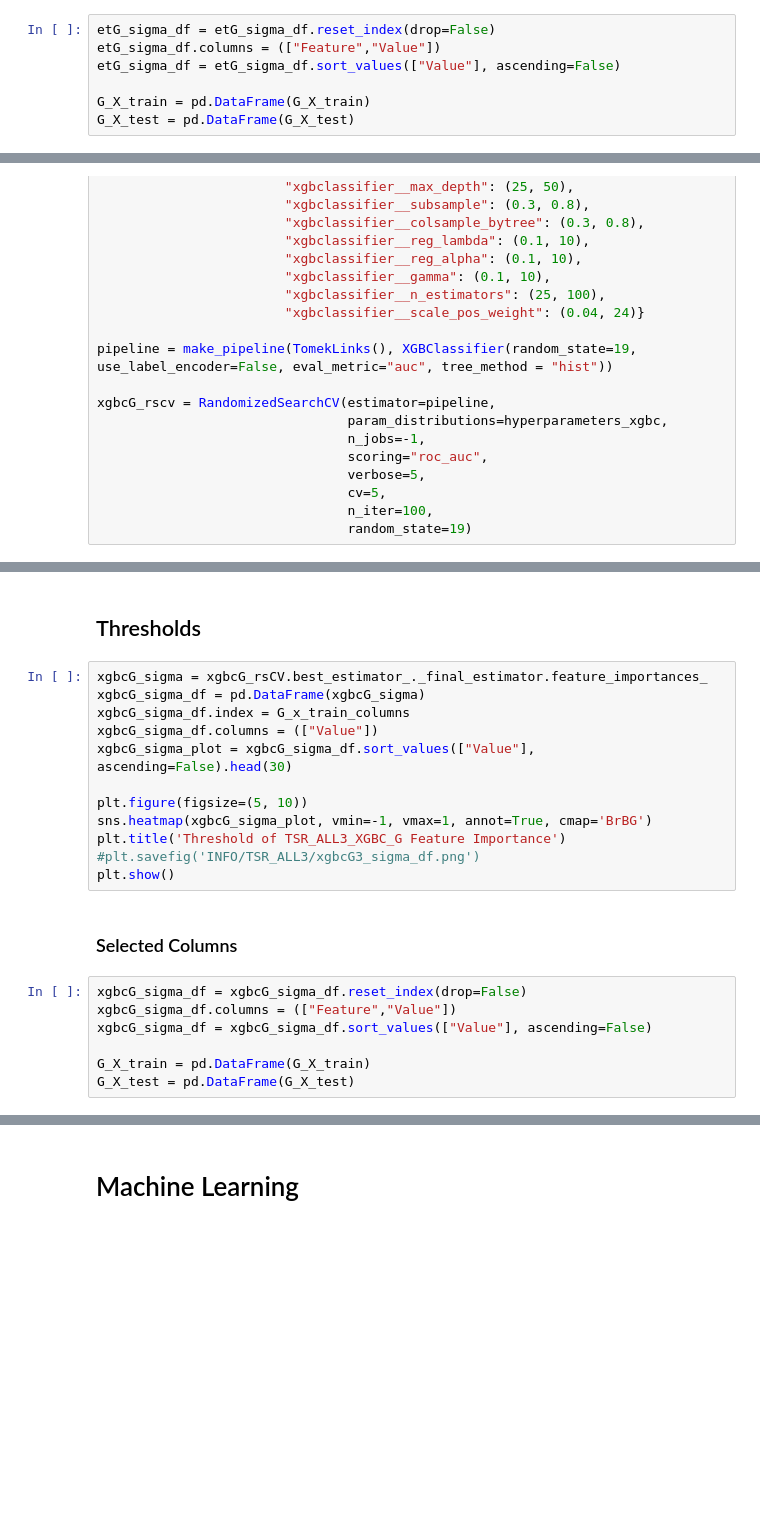
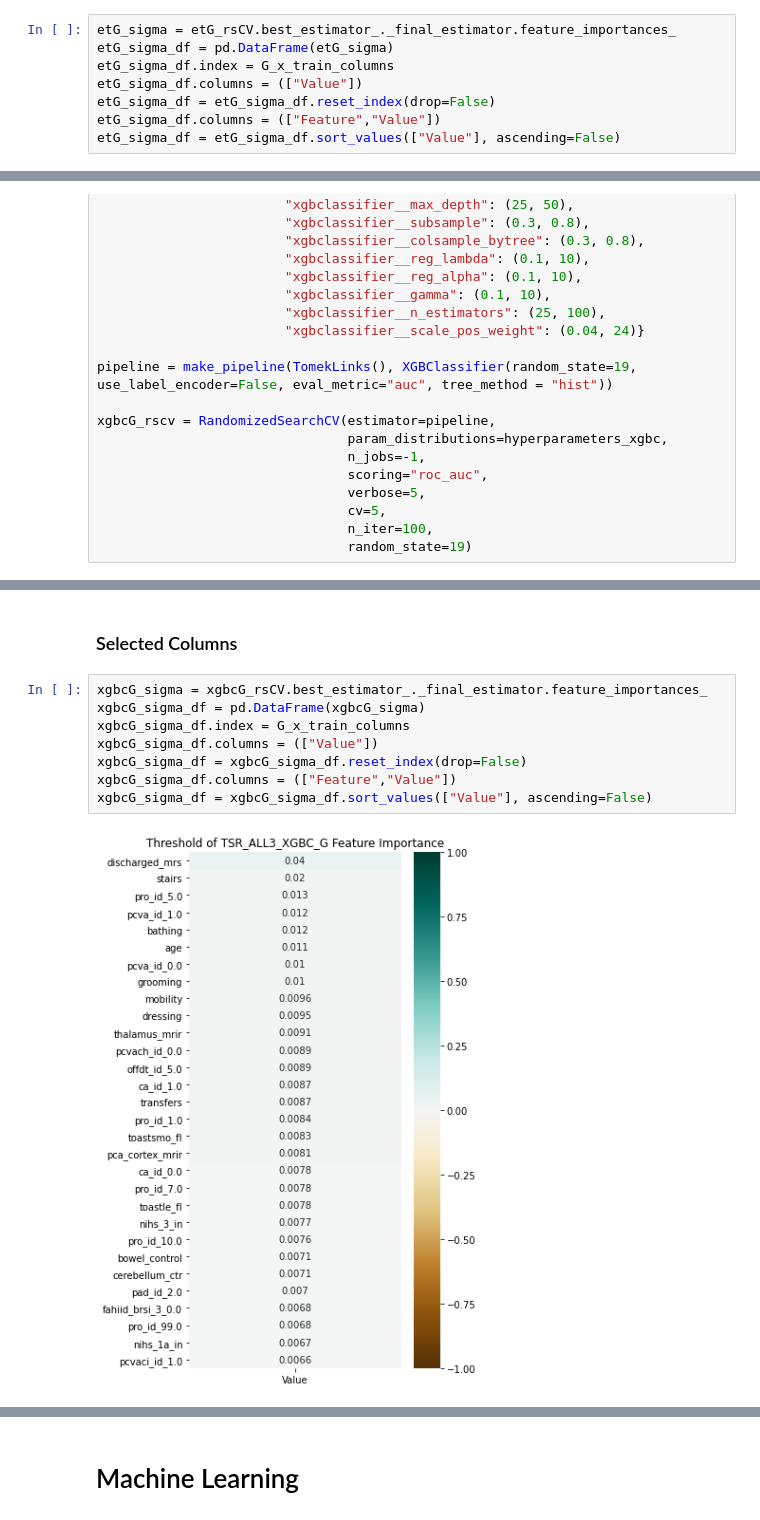
Before and after one commit to sn987532159/TSR_ML, a Jupyter notebook: result/TSR_ALL/TSR_ALL3.ipynb, the cells around one changed output, grey strips where cells are left out. Drawn from its saved outputs; the diff is of its cells as text; blank space fills up the shorter version.

```diff
--- a/result/TSR_ALL/TSR_ALL3.ipynb
+++ b/result/TSR_ALL/TSR_ALL3.ipynb
@@ -244,9 +228,10 @@ plt.show()
 # %% [markdown]
 ### Selected Columns
 # %%
+etG_sigma = etG_rsCV.best_estimator_._final_estimator.feature_importances_
+etG_sigma_df = pd.DataFrame(etG_sigma)
+etG_sigma_df.index = G_x_train_columns
+etG_sigma_df.columns = (["Value"])
 etG_sigma_df = etG_sigma_df.reset_index(drop=False)
 etG_sigma_df.columns = (["Feature","Value"])
 etG_sigma_df = etG_sigma_df.sort_values(["Value"], ascending=False)
-
-G_X_train = pd.DataFrame(G_X_train)
-G_X_test = pd.DataFrame(G_X_test)
@@ -427,26 +417,15 @@ print('AUC of testing set:', G_test_auroc_cc)
-# %% [markdown]
-## Thresholds
-# %%
-xgbcG_sigma = xgbcG_rsCV.best_estimator_._final_estimator.feature_importances_
-xgbcG_sigma_df = pd.DataFrame(xgbcG_sigma)
-xgbcG_sigma_df.index = G_x_train_columns
-xgbcG_sigma_df.columns = (["Value"])
-xgbcG_sigma_plot = xgbcG_sigma_df.sort_values(["Value"], ascending=False).head(30)
-
-plt.figure(figsize=(5, 10))
-sns.heatmap(xgbcG_sigma_plot, vmin=-1, vmax=1, annot=True, cmap='BrBG')
-plt.title('Threshold of TSR_ALL3_XGBC_G Feature Importance')
-#plt.savefig('INFO/TSR_ALL3/xgbcG3_sigma_df.png')
-plt.show()
 # %% [markdown]
 ### Selected Columns
 # %%
+xgbcG_sigma = xgbcG_rsCV.best_estimator_._final_estimator.feature_importances_
+xgbcG_sigma_df = pd.DataFrame(xgbcG_sigma)
+xgbcG_sigma_df.index = G_x_train_columns
+xgbcG_sigma_df.columns = (["Value"])
 xgbcG_sigma_df = xgbcG_sigma_df.reset_index(drop=False)
 xgbcG_sigma_df.columns = (["Feature","Value"])
 xgbcG_sigma_df = xgbcG_sigma_df.sort_values(["Value"], ascending=False)
-
-G_X_train = pd.DataFrame(G_X_train)
-G_X_test = pd.DataFrame(G_X_test)
+# %% [output]
+[figure, added]
 # %%
 G_train_auroc_list = []
 G_test_auroc_list = []
```
Also changed, not shown: parts of 30 cells of this notebook, 7 other files.
